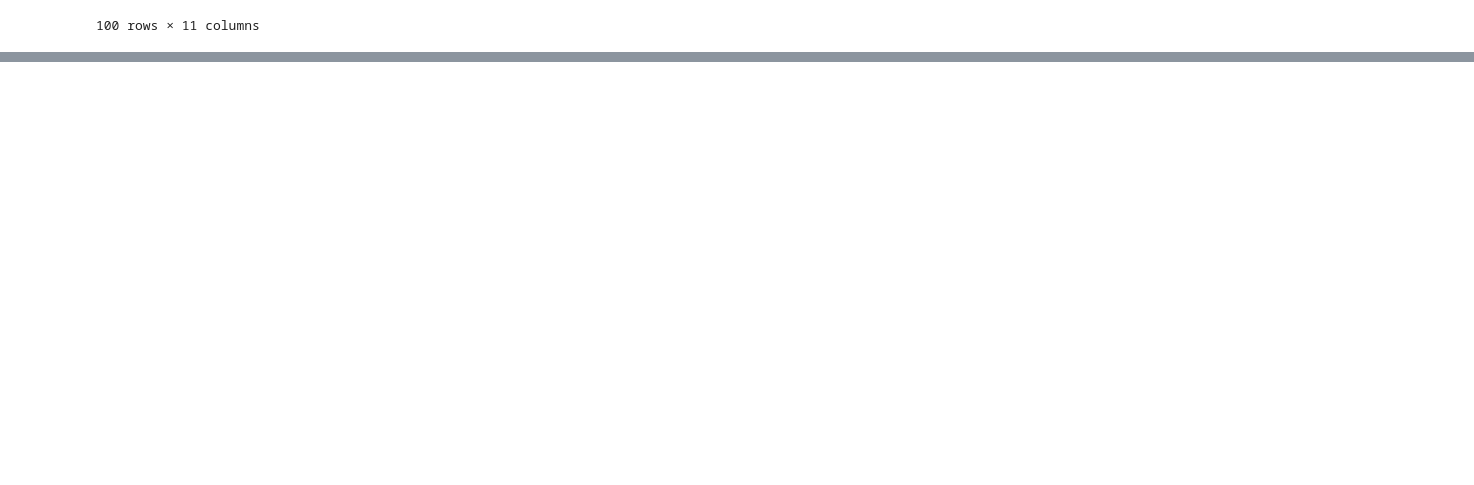
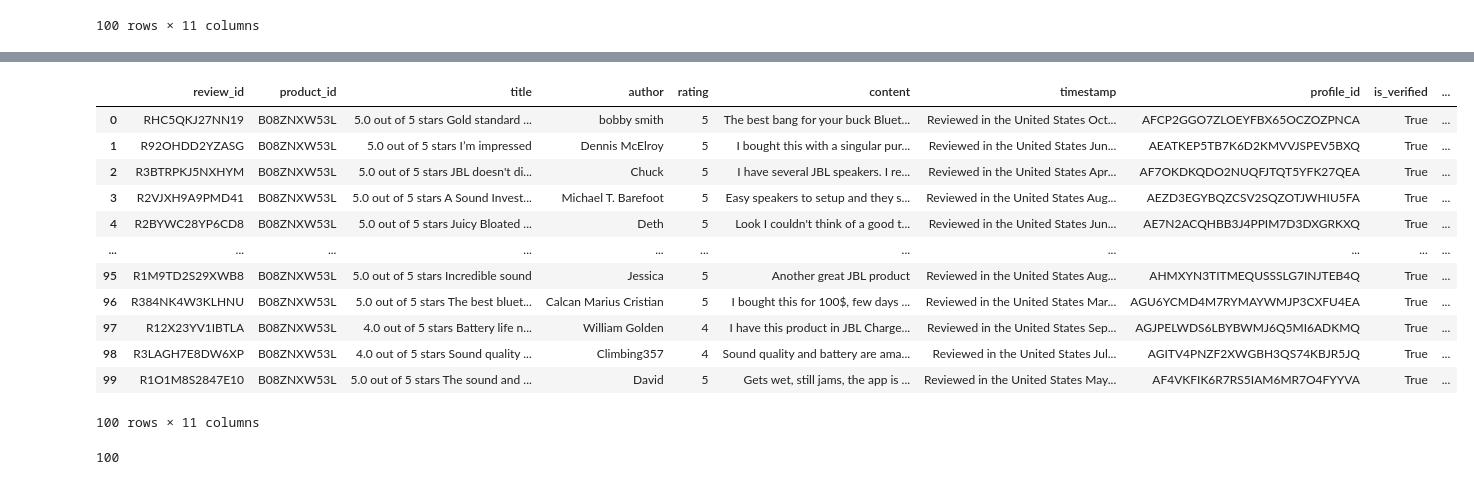
Before and after one commit to Tomisin510/Beats_Speakers_Sentiment_Analysis, a Jupyter notebook: Data_Pre-processing/raw_reviews_to_csv.ipynb, the cells around one changed output, grey strips where cells are left out. Cells and saved outputs as stored; diff of their text form; code cells hidden in the pictures; blank space fills up the shorter version.

```diff
--- a/Data_Pre-processing/raw_reviews_to_csv.ipynb
+++ b/Data_Pre-processing/raw_reviews_to_csv.ipynb
@@ -471,0 +477,71 @@ merged_df.to_csv('merged_reviews_data.csv', index=False)
+# %%
+# Path to the input JSON file containing JBL Charge 5 Speaker reviews data
+file_path = 'JSON_files/data_jbl_ch5.json'
+
+
+# Open the JSON file and load its contents into a Python dictionary
+with open(file_path, 'r') as file:
+    data = json.load(file)
+
+
+# Initialize a list to collect structured review data
+reviews_data = []
+count = 0
+
+# Iterate over each result item in the JSON data
+for result in data['results']:
+    # Extract the ASIN (product identifier) from the nested content
+  asin = result['content']["asin"]
+    # Iterate over every review associated with this result
+  for review in result['content']['reviews']:
+    count += 1 # Increment a counter for processed reviews (used in exception handling)
+    try:
+      # Build a dictionary representing a single review with selected fields
+      review_info = {
+      'review_id': review['id'],
+      'product_id': asin,
+      "title": review["title"],
+      "author": review["author"],
+      "rating": review["rating"],
+      "content": review["content"],
+      "timestamp": review["timestamp"],
+      "profile_id": review["profile_id"],
+      "is_verified": review["is_verified"],
+      "helpful_count": review.get('helpful_count', 0),# Use 0 if not present
+      "product_attributes": review["product_attributes"]
+      }
+      # Append the structured review to our collection
+      reviews_data.append(review_info)
+    except:
+      # If any error occurs while processing this review, print the count
+      # and stop processing further reviews for this result
+      print(count)
+      break
+
+# Convert the list of review dictionaries into a pandas DataFrame
+reviews_df7 = pd.DataFrame(reviews_data)
+
+# Save the DataFrame to a CSV file for later use
+reviews_df7.to_csv('CSV_files/reviews_JBL_Charge5.csv', index=False)
+
+# Display the DataFrame in the notebook environment (optional)
+reviews_df7
+# %% [output]
+|  | review_id | product_id | title | author | rating | content | timestamp | profile_id | is_verified | ... |
+| 0 | RHC5QKJ27NN19 | B08ZNXW53L | 5.0 out of 5 stars Gold standard ... | bobby smith | 5 | The best bang for your buck Bluet... | Reviewed in the United States Oct... | AFCP2GGO7ZLOEYFBX65OCZOZPNCA | True | ... |
+| 1 | R92OHDD2YZASG | B08ZNXW53L | 5.0 out of 5 stars I’m impressed | Dennis McElroy | 5 | I bought this with a singular pur... | Reviewed in the United States Jun... | AEATKEP5TB7K6D2KMVVJSPEV5BXQ | True | ... |
+| 2 | R3BTRPKJ5NXHYM | B08ZNXW53L | 5.0 out of 5 stars JBL doesn't di... | Chuck | 5 | I have several JBL speakers. I re... | Reviewed in the United States Apr... | AF7OKDKQDO2NUQFJTQT5YFK27QEA | True | ... |
+| 3 | R2VJXH9A9PMD41 | B08ZNXW53L | 5.0 out of 5 stars A Sound Invest... | Michael T. Barefoot | 5 | Easy speakers to setup and they s... | Reviewed in the United States Aug... | AEZD3EGYBQZCSV2SQZOTJWHIU5FA | True | ... |
+| 4 | R2BYWC28YP6CD8 | B08ZNXW53L | 5.0 out of 5 stars Juicy Bloated ... | Deth | 5 | Look I couldn't think of a good t... | Reviewed in the United States Jun... | AE7N2ACQHBB3J4PPIM7D3DXGRKXQ | True | ... |
+| ... | ... | ... | ... | ... | ... | ... | ... | ... | ... | ... |
+| 95 | R1M9TD2S29XWB8 | B08ZNXW53L | 5.0 out of 5 stars Incredible sound | Jessica | 5 | Another great JBL product | Reviewed in the United States Aug... | AHMXYN3TITMEQUSSSLG7INJTEB4Q | True | ... |
+| 96 | R384NK4W3KLHNU | B08ZNXW53L | 5.0 out of 5 stars The best bluet... | Calcan Marius Cristian | 5 | I bought this for 100$, few days ... | Reviewed in the United States Mar... | AGU6YCMD4M7RYMAYWMJP3CXFU4EA | True | ... |
+| 97 | R12X23YV1IBTLA | B08ZNXW53L | 4.0 out of 5 stars Battery life n... | William Golden | 4 | I have this product in JBL Charge... | Reviewed in the United States Sep... | AGJPELWDS6LBYBWMJ6Q5MI6ADKMQ | True | ... |
+| 98 | R3LAGH7E8DW6XP | B08ZNXW53L | 4.0 out of 5 stars Sound quality ... | Climbing357 | 4 | Sound quality and battery are ama... | Reviewed in the United States Jul... | AGITV4PNZF2XWGBH3QS74KBJR5JQ | True | ... |
+| 99 | R1O1M8S2847E10 | B08ZNXW53L | 5.0 out of 5 stars The sound and ... | David | 5 | Gets wet, still jams, the app is ... | Reviewed in the United States May... | AF4VKFIK6R7RS5IAM6MR7O4FYYVA | True | ... |
+100 rows × 11 columns
+# %%
+# Output the number of rows (reviews) collected for JBL Charge 5
+len(reviews_df7)
+# %% [output]
+100
```
Also changed, not shown: parts of 32 cells of this notebook, 15 other files.
